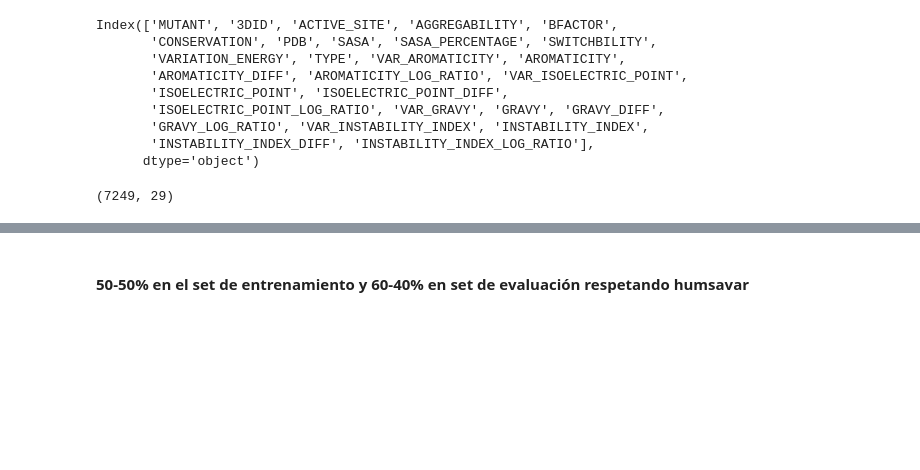
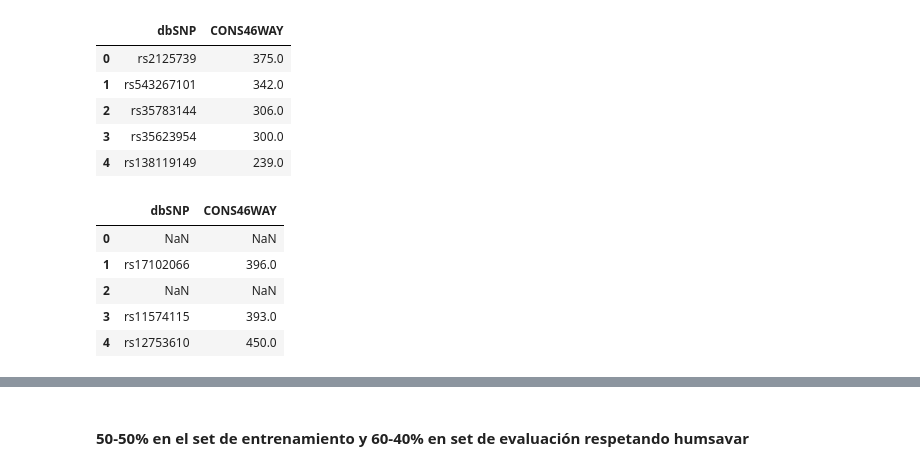
Before and after one commit to marlanbar/master-thesis, a Jupyter notebook: notebooks/predictions-humsavar.ipynb, the cells around one changed output, grey strips where cells are left out. Saved outputs shown, nothing was run; the diff lists cells and outputs as text; code cells hidden in the pictures; blank space fills up the shorter version.

```diff
--- a/notebooks/predictions-humsavar.ipynb
+++ b/notebooks/predictions-humsavar.ipynb
@@ -42,16 +42,18 @@ hum = pd.read_csv(DATA_PROCESSED + "humsavar_protparam_gt.tab.gz", sep="\t")
-# %%
-hum.columns
-# %% [output]
-Index(['MUTANT', '3DID', 'ACTIVE_SITE', 'AGGREGABILITY', 'BFACTOR',
-       'CONSERVATION', 'PDB', 'SASA', 'SASA_PERCENTAGE', 'SWITCHBILITY',
-       'VARIATION_ENERGY', 'TYPE', 'VAR_AROMATICITY', 'AROMATICITY',
-       'AROMATICITY_DIFF', 'AROMATICITY_LOG_RATIO', 'VAR_ISOELECTRIC_POINT',
-       'ISOELECTRIC_POINT', 'ISOELECTRIC_POINT_DIFF',
-       'ISOELECTRIC_POINT_LOG_RATIO', 'VAR_GRAVY', 'GRAVY', 'GRAVY_DIFF',
-       'GRAVY_LOG_RATIO', 'VAR_INSTABILITY_INDEX', 'INSTABILITY_INDEX',
-       'INSTABILITY_INDEX_DIFF', 'INSTABILITY_INDEX_LOG_RATIO'],
-      dtype='object')
-# %%
-hum.shape
-# %% [output]
-(7249, 29)
+# %%
+cons46way.head()
+# %% [output]
+|  | dbSNP | CONS46WAY |
+| 0 | rs2125739 | 375.0 |
+| 1 | rs543267101 | 342.0 |
+| 2 | rs35783144 | 306.0 |
+| 3 | rs35623954 | 300.0 |
+| 4 | rs138119149 | 239.0 |
+# %%
+hum[["dbSNP", "CONS46WAY"]].head()
+# %% [output]
+|  | dbSNP | CONS46WAY |
+| 0 | NaN | NaN |
+| 1 | rs17102066 | 396.0 |
+| 2 | NaN | NaN |
+| 3 | rs11574115 | 393.0 |
+| 4 | rs12753610 | 450.0 |
```
Also changed, not shown: parts of 5 cells of this notebook, 1 other file.
